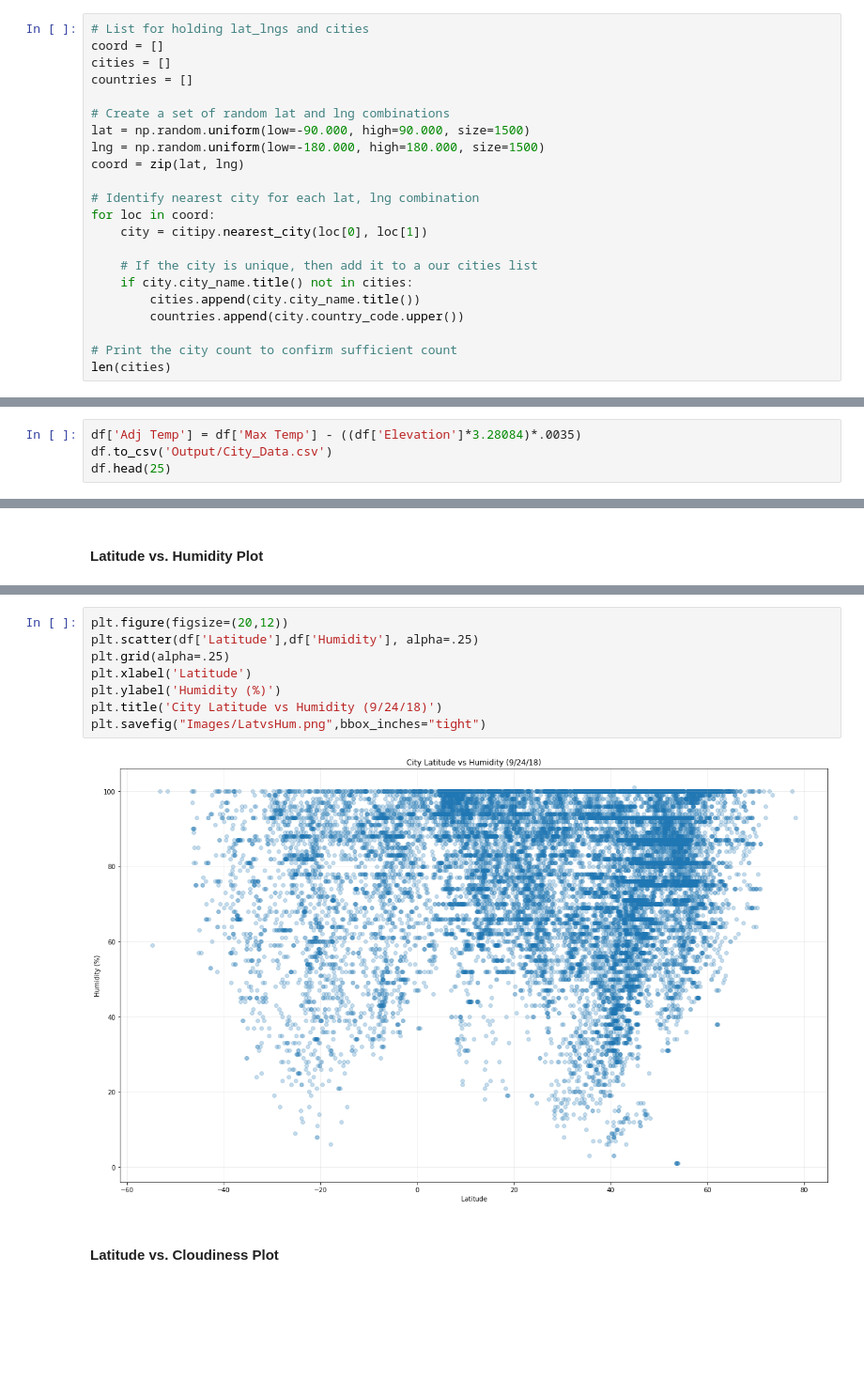
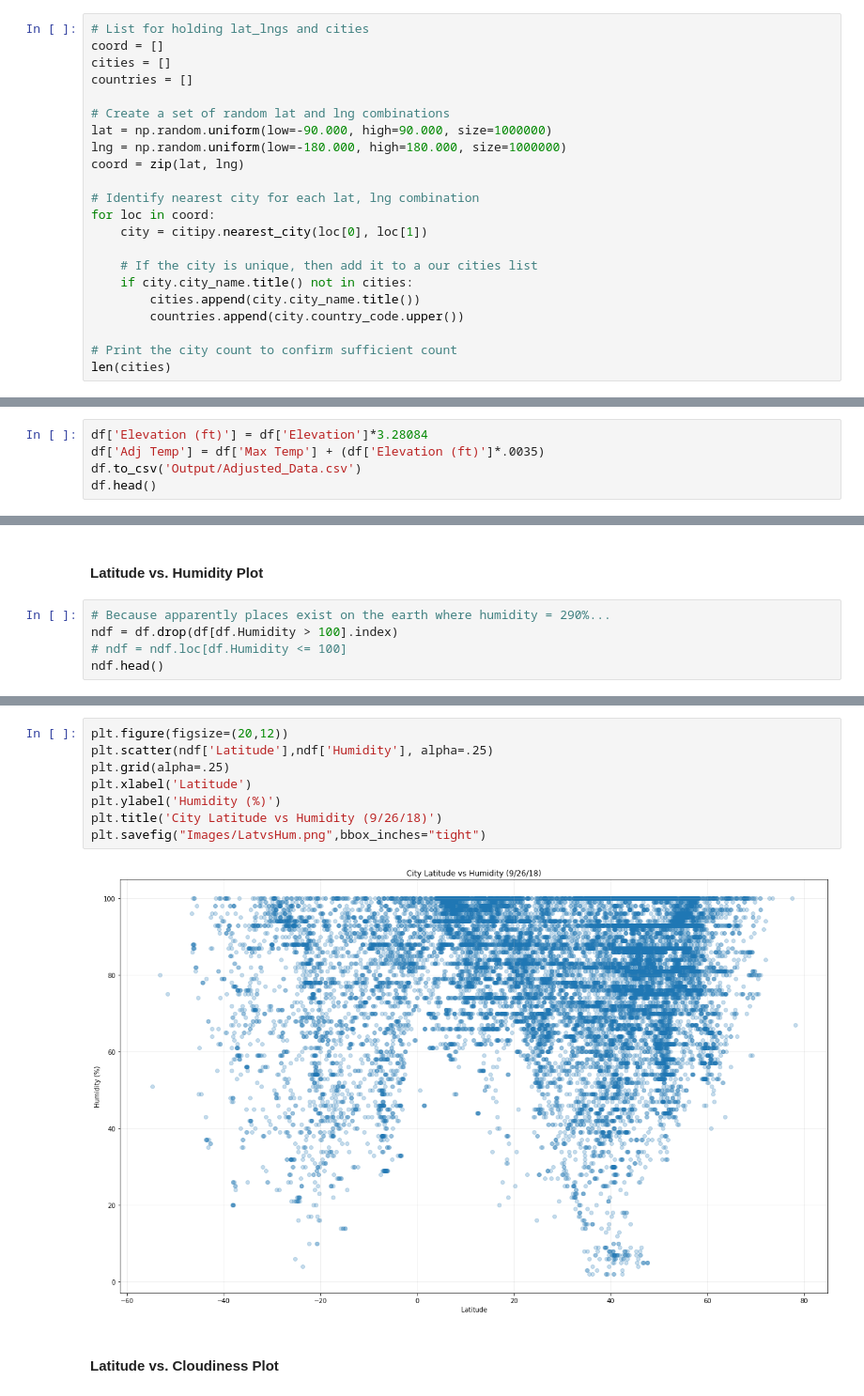
Before and after one commit to swood15/WeatherPy, a Jupyter notebook: WeatherPy.ipynb, the cells around one changed output, grey strips where cells are left out. Shown at 94% size. Drawn from its saved outputs; the diff is of its cells as text; blank space fills up the shorter version.

```diff
--- a/WeatherPy.ipynb
+++ b/WeatherPy.ipynb
@@ -43,8 +43,8 @@ cities = []
 countries = []
 
 # Create a set of random lat and lng combinations
-lat = np.random.uniform(low=-90.000, high=90.000, size=1500)
-lng = np.random.uniform(low=-180.000, high=180.000, size=1500)
+lat = np.random.uniform(low=-90.000, high=90.000, size=1000000)
+lng = np.random.uniform(low=-180.000, high=180.000, size=1000000)
 coord = zip(lat, lng)
 
 # Identify nearest city for each lat, lng combination
@@ -221,6 +201,7 @@ df.head(25)
 # %%
-df['Adj Temp'] = df['Max Temp'] - ((df['Elevation']*3.28084)*.0035)
-df.to_csv('Output/City_Data.csv')
-df.head(25)
+df['Elevation (ft)'] = df['Elevation']*3.28084
+df['Adj Temp'] = df['Max Temp'] + (df['Elevation (ft)']*.0035)
+df.to_csv('Output/Adjusted_Data.csv')
+df.head()
 # %% [output]
 |  | City | Country | Latitude | Longitude | Elevation | Max Temp | Humidity | Wind Speed | Cloudiness | Date | ... |
@@ -265,2 +235,7 @@ plt.savefig("Images/LatvsAdjTemp.png",bbox_inches="tight")
 # %% [markdown]
 #### Latitude vs. Humidity Plot
+# %%
+# Because apparently places exist on the earth where humidity = 290%...
+ndf = df.drop(df[df.Humidity > 100].index)
+# ndf = ndf.loc[df.Humidity <= 100]
+ndf.head()
@@ -267,13 +249,13 @@ plt.savefig("Images/LatvsAdjTemp.png",bbox_inches="tight")
 # %%
 plt.figure(figsize=(20,12))
-plt.scatter(df['Latitude'],df['Humidity'], alpha=.25)
+plt.scatter(ndf['Latitude'],ndf['Humidity'], alpha=.25)
 plt.grid(alpha=.25)
 plt.xlabel('Latitude')
 plt.ylabel('Humidity (%)')
-plt.title('City Latitude vs Humidity (9/24/18)')
+plt.title('City Latitude vs Humidity (9/26/18)')
 plt.savefig("Images/LatvsHum.png",bbox_inches="tight")
 # %% [output]
-[figure, old version]
+[figure, new version]
 # %% [markdown]
 #### Latitude vs. Cloudiness Plot
 # %%
```
Also changed, not shown: parts of 11 cells of this notebook, 12 other files.
